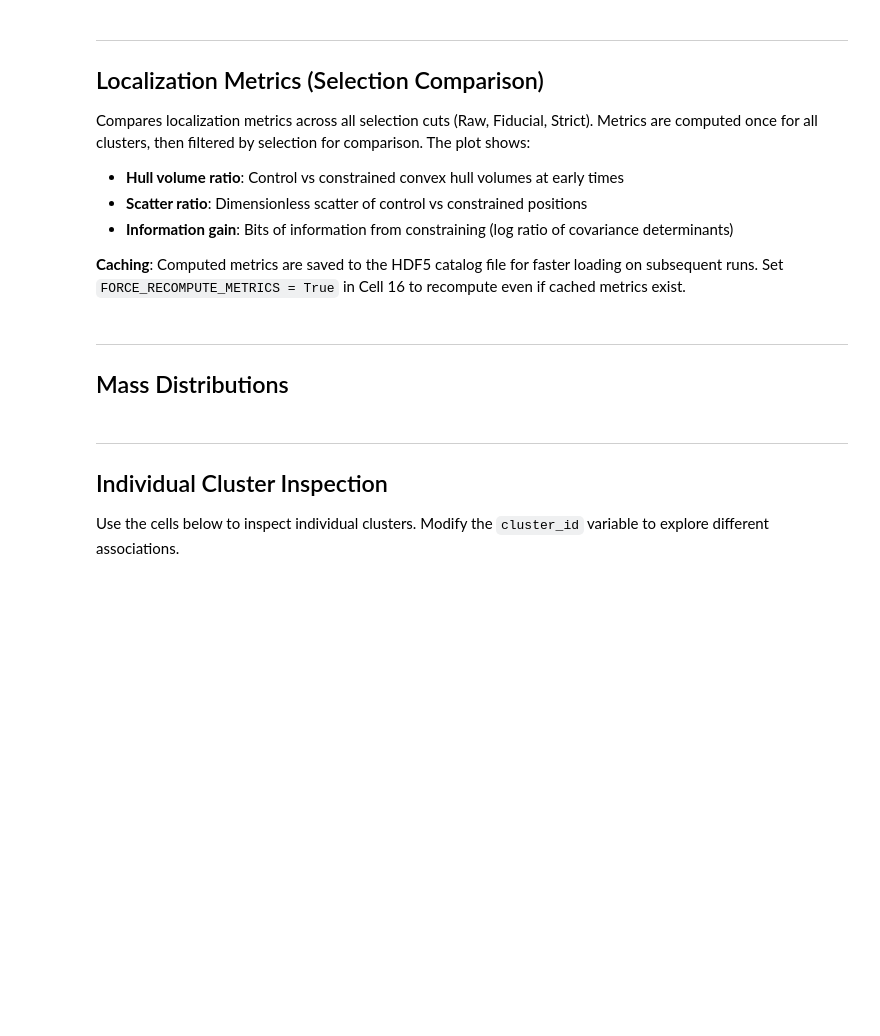
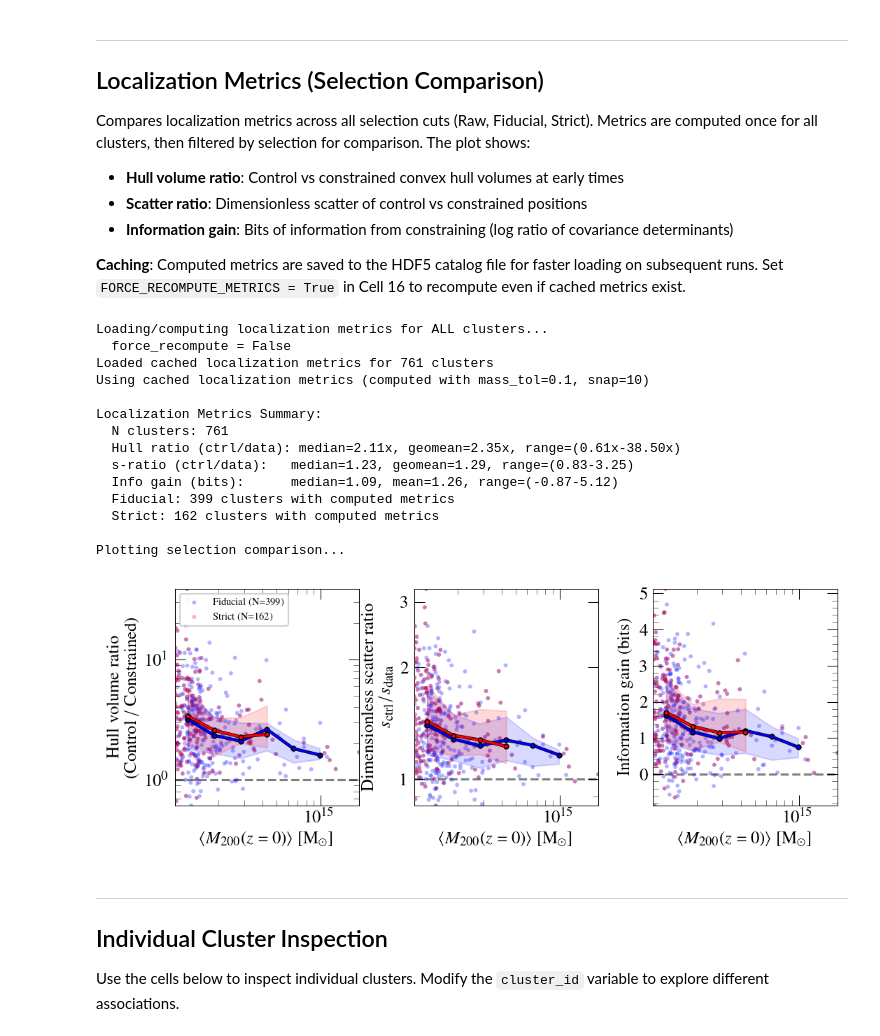
Before and after one commit to stuartmcalpine/manticore_posterior_clusters, a Jupyter notebook: notebooks/merger_histories_and_origin.ipynb, the cells around one changed output. Cells and saved outputs as stored; diff of their text form; code cells hidden in the pictures; blank space fills up the shorter version.

```diff
--- a/notebooks/merger_histories_and_origin.ipynb
+++ b/notebooks/merger_histories_and_origin.ipynb
@@ -659,7 +714,7 @@ def plot_constrained_vs_control_comparison(
         style_context = nullcontext()
 
     with style_context:
-        fig, axes = plt.subplots(2, 2, figsize=(3.75, 3.75))
+        fig, axes = plt.subplots(2, 2, figsize=(4.5, 4.5))
         final_snap = 77
         init_snap = target_snapshot
 
@@ -1097,34 +1219,47 @@ if traces_available and clusters_available:
     # Compute metrics for all clusters (no filtering - Raw selection)
     # Will use cached metrics if available (unless FORCE_RECOMPUTE_METRICS=True)
     localization_data = compute_localization_metrics_data(
         mass_tolerance_dex=0.1,
         target_snapshot=10,
         force_recompute=FORCE_RECOMPUTE_METRICS,
     )
 
     if localization_data is not None:
         # Get cluster_ids from the computed data
         computed_cluster_ids = localization_data['cluster_ids']
 
         # Build selection masks based on which clusters pass each cut
         # Since selections are nested (Strict ⊂ Fiducial ⊂ Raw), we compute each mask
         selection_masks = {}
 
-        for selection_name in ['Raw', 'Fiducial', 'Strict']:
+        for selection_name in ['Fiducial', 'Strict']:
             # Get cluster_ids that pass this selection
             passing_ids = apply_quality_cuts(computed_cluster_ids, selection_name)
             # Create boolean mask for the computed data
             mask = np.isin(computed_cluster_ids, list(passing_ids))
             selection_masks[selection_name] = mask
             print(f"  {selection_name}: {np.sum(mask)} clusters with computed metrics")
 
         # Plot comparison of all selections
         print("\nPlotting selection comparison...")
         plot_localization_metrics_comparison(localization_data, selection_masks)
     else:
         print("No localization data computed")
 else:
     print("Traces or clusters not available for localization metrics.")
+# %% [output]
+Loading/computing localization metrics for ALL clusters...
+  force_recompute = False
+Loaded cached localization metrics for 761 clusters
+Using cached localization metrics (computed with mass_tol=0.1, snap=10)
+
+Localization Metrics Summary:
+  N clusters: 761
+  Hull ratio (ctrl/data): median=2.11x, geomean=2.35x, range=(0.61x-38.50x)
+  s-ratio (ctrl/data):   median=1.23, geomean=1.29, range=(0.83-3.25)
+  Info gain (bits):      median=1.09, mean=1.26, range=(-0.87-5.12)
+  Fiducial: 399 clusters with computed metrics
+  Strict: 162 clusters with computed metrics
+
+Plotting selection comparison...
+[figure, added]
-# %% [markdown]
----
-## Mass Distributions
```
Also changed, not shown: parts of 9 cells of this notebook, 2 other files.
